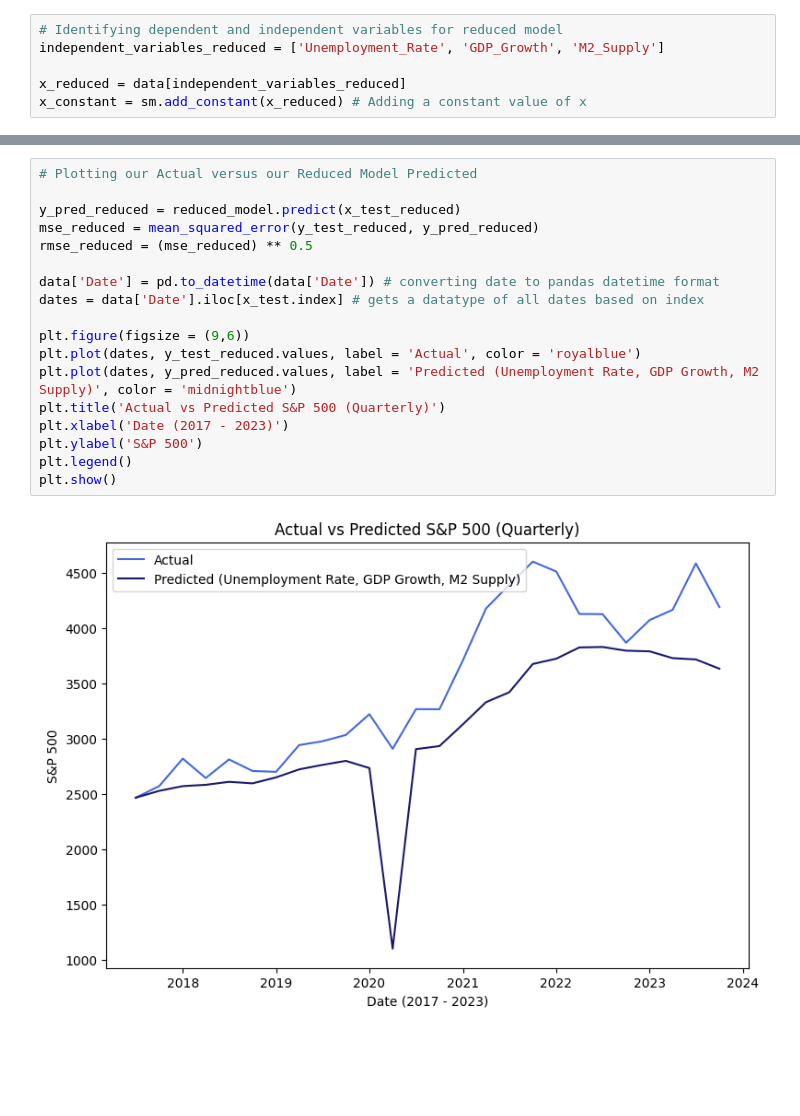
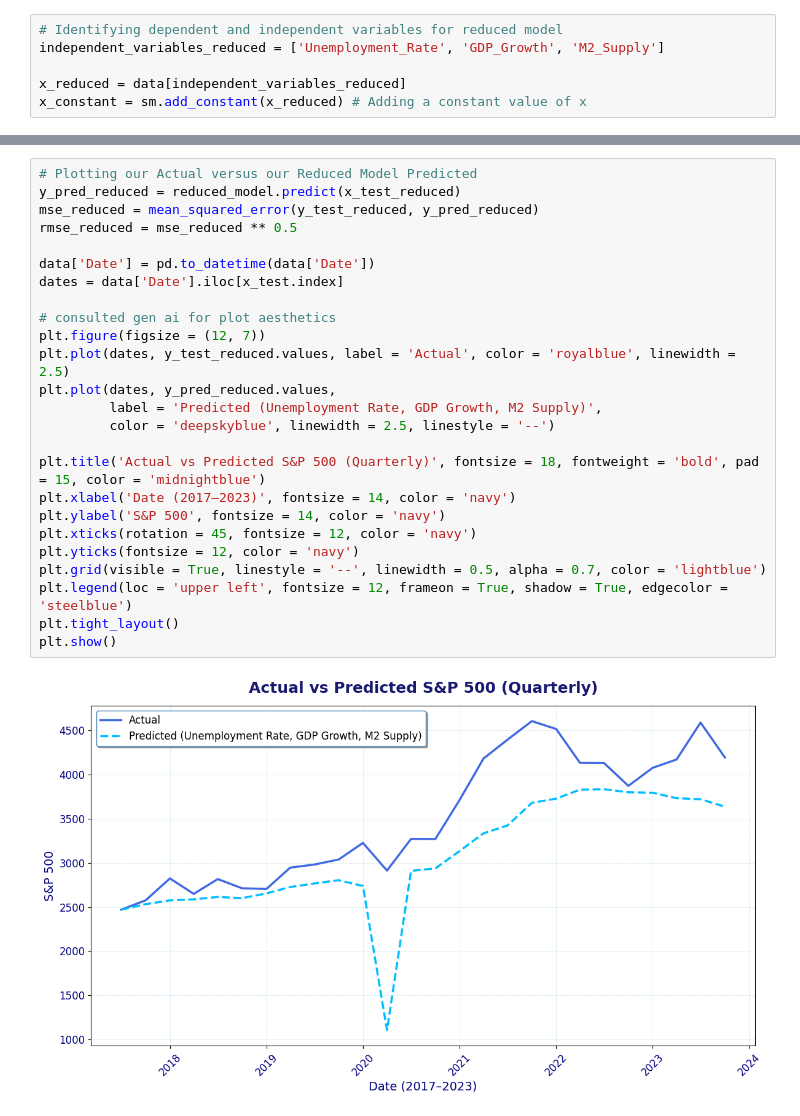
Before and after one commit to allarde2/Macroeconomic-Factors-Stock-Maket-Performance-CMSE-202-final-project-, a Jupyter notebook: multiple/S&P 500 Multiple.ipynb, the cells around one changed output, grey strips where cells are left out. Saved outputs shown, nothing was run; the diff lists cells and outputs as text; blank space fills up the shorter version.

```diff
--- a/multiple/S&P 500 Multiple.ipynb
+++ b/multiple/S&P 500 Multiple.ipynb
@@ -146,21 +213,28 @@ M2 Money Supply (coeffiicent = .157): This positive relationship is intuitive, a
 # %%
 # Plotting our Actual versus our Reduced Model Predicted
-
 y_pred_reduced = reduced_model.predict(x_test_reduced)
 mse_reduced = mean_squared_error(y_test_reduced, y_pred_reduced)
-rmse_reduced = (mse_reduced) ** 0.5
+rmse_reduced = mse_reduced ** 0.5
 
-data['Date'] = pd.to_datetime(data['Date']) # converting date to pandas datetime format
-dates = data['Date'].iloc[x_test.index] # gets a datatype of all dates based on index
+data['Date'] = pd.to_datetime(data['Date'])
+dates = data['Date'].iloc[x_test.index]
 
-plt.figure(figsize = (9,6))
-plt.plot(dates, y_test_reduced.values, label = 'Actual', color = 'royalblue')
-plt.plot(dates, y_pred_reduced.values, label = 'Predicted (Unemployment Rate, GDP Growth, M2 Supply)', color = 'midnightblue')
-plt.title('Actual vs Predicted S&P 500 (Quarterly)')
-plt.xlabel('Date (2017 - 2023)')
-plt.ylabel('S&P 500')
-plt.legend()
+# consulted gen ai for plot aesthetics
+plt.figure(figsize = (12, 7))
+plt.plot(dates, y_test_reduced.values, label = 'Actual', color = 'royalblue', linewidth = 2.5)
+plt.plot(dates, y_pred_reduced.values,
+         label = 'Predicted (Unemployment Rate, GDP Growth, M2 Supply)',
+         color = 'deepskyblue', linewidth = 2.5, linestyle = '--')
+
+plt.title('Actual vs Predicted S&P 500 (Quarterly)', fontsize = 18, fontweight = 'bold', pad = 15, color = 'midnightblue')
+plt.xlabel('Date (2017–2023)', fontsize = 14, color = 'navy')
+plt.ylabel('S&P 500', fontsize = 14, color = 'navy')
+plt.xticks(rotation = 45, fontsize = 12, color = 'navy')
+plt.yticks(fontsize = 12, color = 'navy')
+plt.grid(visible = True, linestyle = '--', linewidth = 0.5, alpha = 0.7, color = 'lightblue')
+plt.legend(loc = 'upper left', fontsize = 12, frameon = True, shadow = True, edgecolor = 'steelblue')
+plt.tight_layout()
 plt.show()
 # %% [output]
-[figure, old version]
+[figure, new version]
 # %% [markdown]
```
Also changed, not shown: parts of 16 cells of this notebook.
